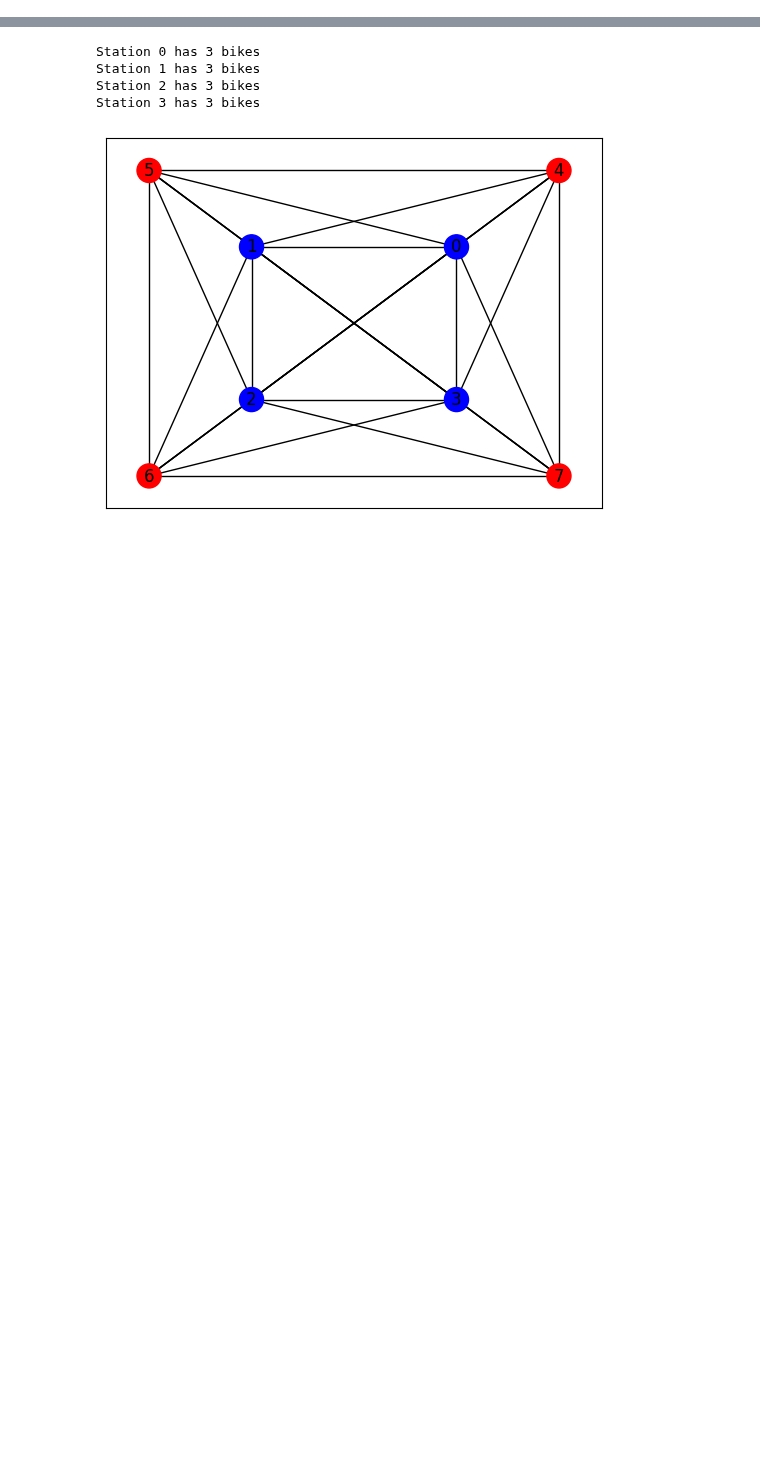
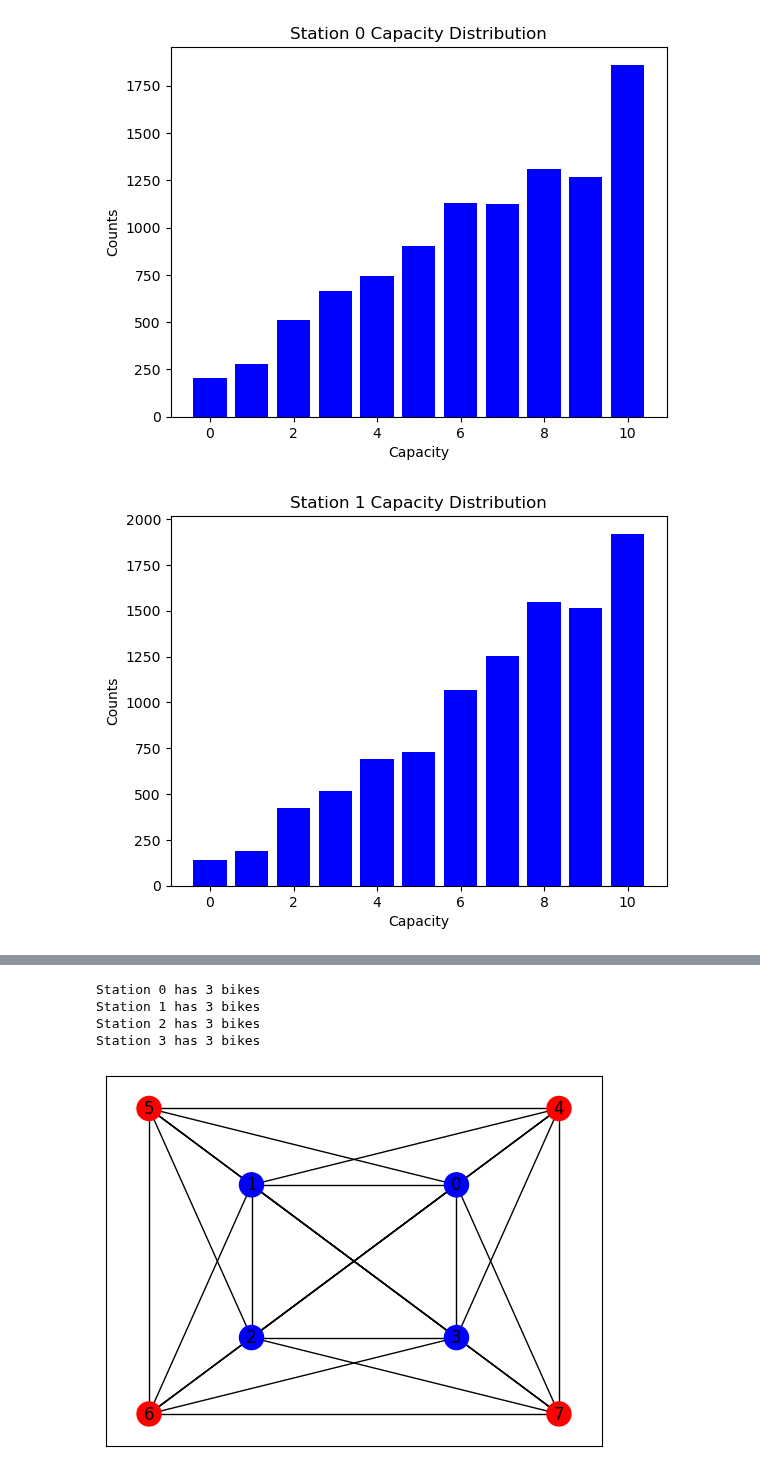
Before and after one commit to devddesai/metrobike, a Jupyter notebook: metrobike.ipynb, the cells around one changed output, grey strips where cells are left out. Drawn from its saved outputs; the diff is of its cells as text; code cells hidden in the pictures; blank space fills up the shorter version.

Commit message:
Histogram and Animation creation

```diff
--- a/metrobike.ipynb
+++ b/metrobike.ipynb
@@ -49,0 +55,5 @@ model.time_saved_ratio()
+# %%
+hist.hist(agent_data)
+# %% [output]
+[figure, added]
+[figure, added]
```
Also changed, not shown: parts of 4 cells of this notebook, 7 other files.
